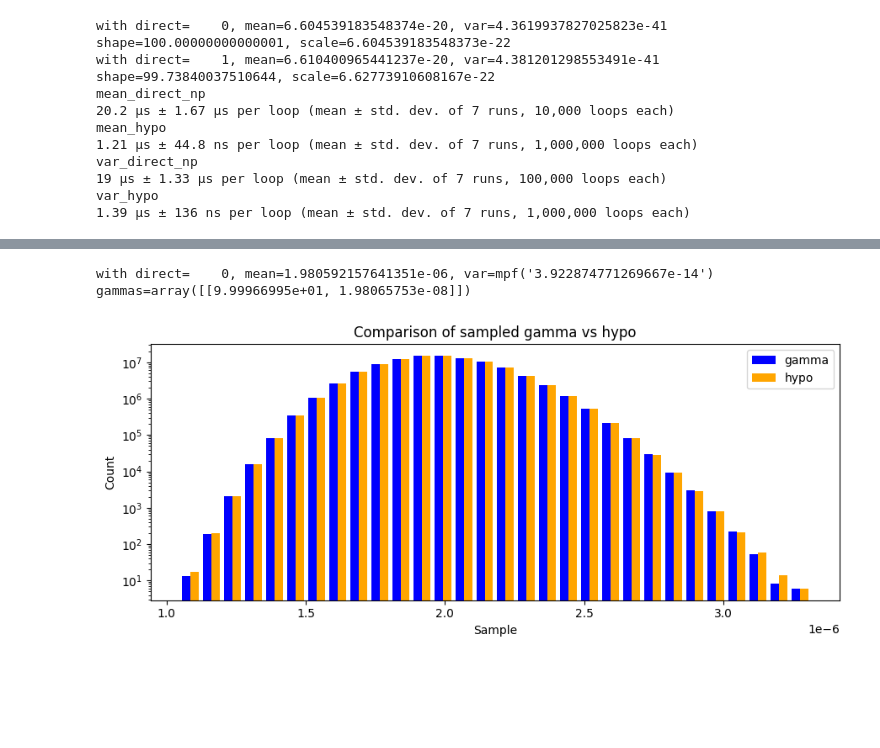
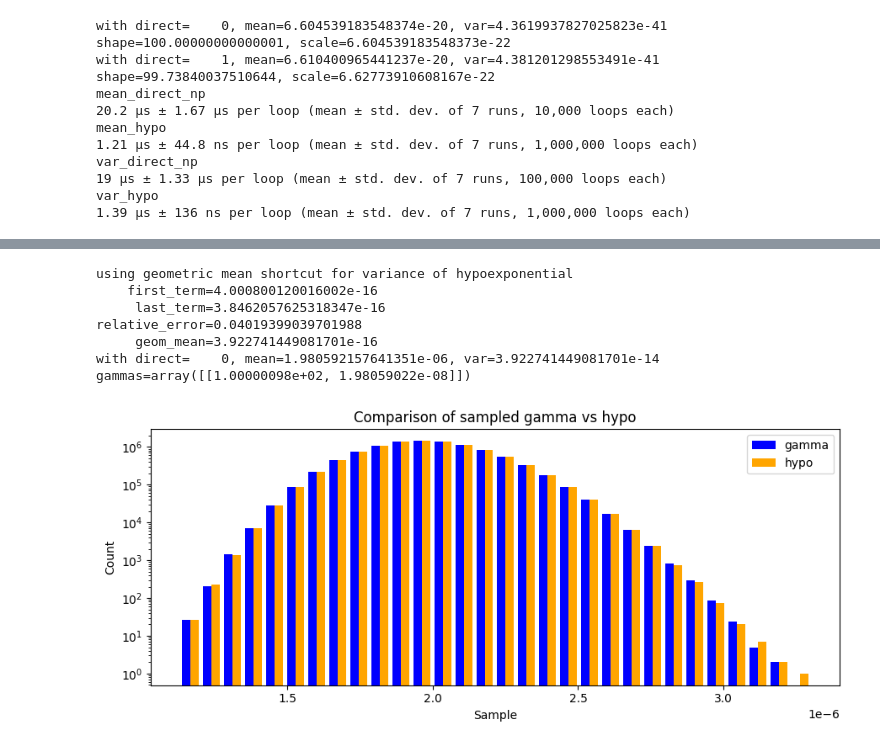
Before and after one commit to UC-Davis-molecular-computing/ppsim-rust, a Jupyter notebook: gamma.ipynb, the cells around one changed output, grey strips where cells are left out. Drawn from its saved outputs; the diff is of its cells as text; code cells hidden in the pictures; blank space fills up the shorter version.

```diff
--- a/gamma.ipynb
+++ b/gamma.ipynb
@@ -700,37 +570,42 @@ n = 10**4
 k = round(sqrt(n))
 o = 2
 g = 1
-trials = 10**8
+trials = 10**7
 seed = 0
 
 # print(f'{k=}')
 rng = np.random.default_rng(seed)
 gammas = gamma.gammas_params_matching_hypo(n, k, o, g, 1)
 print(f'{gammas=}')
 gammas_samples = gamma.sample_gammas_sum(rng, gammas, trials)
 # gammas_samples = gamma.sample_hypo(rng, n, k, c, trials)
 hypo_samples = gamma.sample_hypos(rng, n, k, o, g, trials)
 
 import matplotlib.pyplot as plt
 fig, ax = plt.subplots(figsize=figsize)
 
 # Plot histograms with transparency (alpha) to see overlap
 ax.hist([gammas_samples, hypo_samples], bins=30, histtype='bar',
         label=['gamma', 'hypo'],
         color=['blue', 'orange'],
         rwidth=0.8)
 
 # Add labels and legend
 ax.set_xlabel('Sample')
 ax.set_ylabel('Count')
 ax.set_title('Comparison of sampled gamma vs hypo')
 ax.legend()
 
 # Show the plot
 plt.tight_layout()
 plt.yscale('log')
 # plt.show()
 # %% [output]
-with direct=    0, mean=1.980592157641351e-06, var=mpf('3.922874771269667e-14')
-gammas=array([[9.99966995e+01, 1.98065753e-08]])
+using geometric mean shortcut for variance of hypoexponential
+    first_term=4.000800120016002e-16
+     last_term=3.8462057625318347e-16
+relative_error=0.04019399039701988
+     geom_mean=3.922741449081701e-16
+with direct=    0, mean=1.980592157641351e-06, var=3.922741449081701e-14
+gammas=array([[1.00000098e+02, 1.98059022e-08]])
-[figure, old version]
+[figure, new version]
```
Also changed, not shown: parts of 8 cells of this notebook, 1 other file.
